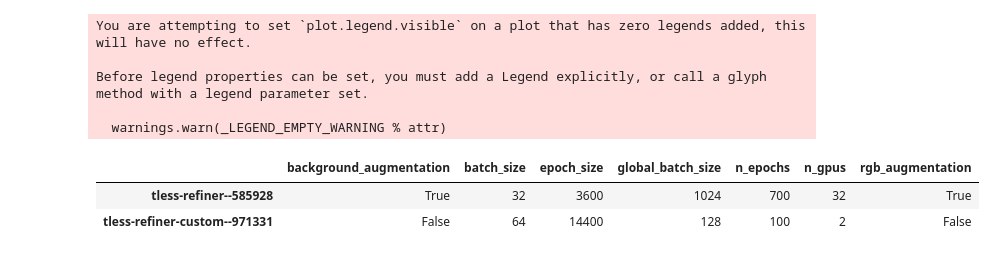
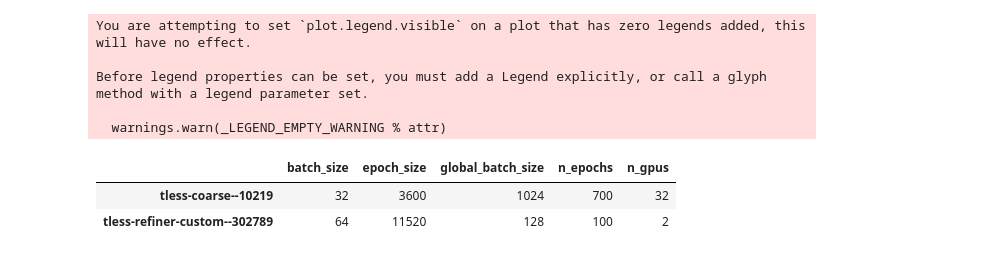
Before and after one commit to MikaYeghi/cosypose, a Jupyter notebook: paper_training_logs.ipynb, the cells around one changed output. Cells and saved outputs as stored; diff of their text form; code cells hidden in the pictures.

```diff
--- a/paper_training_logs.ipynb
+++ b/paper_training_logs.ipynb
@@ -11,37 +12,38 @@ Setting OMP and MKL num threads to 1.
 # %%
 # T-LESS
 run_ids = [
-    # 'tless-coarse--10219',
-    'tless-refiner--585928',
+    'tless-coarse--10219',
+    # 'tless-refiner--585928',
     # 'tless-refiner-custom--710070',
-    'tless-refiner-custom--971331'
+    # 'tless-refiner-custom--971331',
+    'tless-refiner-custom--302789' # Coarse with features. Train: training+synthetic, test: test
 ]
 plotter = Plotter(log_dir)
 plotter.load_logs(run_ids)
 
 plotter.plot_train_fields(['train_loss_TCO', 'val_loss_TCO'], semilogy=True, title='TCO')
 
 plotter.plot_eval_field('pix2pose_detections/coarse/iteration=1/ADD-S/0.1d',
                         title='ADD-S/0.1d', y_range=[0.0, 0.9], new_row=True)
 
 plotter.plot_eval_field('pix2pose_coarse/refiner/iteration=1/ADD-S/0.1d', datasets='auto',
                         title='ADD-S/0.1d', y_range=[0.0, 0.9], new_row=False)
 
 
 plotter.plot_train_fields(['grad_norm', ], semilogy=True, title='grad', new_row=True)
 
 plotter.plot_train_fields(['learning_rate'], semilogy=False, title='lr', new_row=True)
 plotter.plot_train_fields(['time_forward', 'time_backward', 'time_data'], title='time')
 
 plotter.show_configs()
 plotter.show()
 # %% [output]
 [interactive output not drawn]
 You are attempting to set `plot.legend.visible` on a plot that has zero legends added, this will have no effect.
 
 Before legend properties can be set, you must add a Legend explicitly, or call a glyph method with a legend parameter set.
 
   warnings.warn(_LEGEND_EMPTY_WARNING % attr)
-|  | background_augmentation | batch_size | epoch_size | global_batch_size | n_epochs | n_gpus | rgb_augmentation |
-| tless-refiner--585928 | True | 32 | 3600 | 1024 | 700 | 32 | True |
-| tless-refiner-custom--971331 | False | 64 | 14400 | 128 | 100 | 2 | False |
+|  | batch_size | epoch_size | global_batch_size | n_epochs | n_gpus |
+| tless-coarse--10219 | 32 | 3600 | 1024 | 700 | 32 |
+| tless-refiner-custom--302789 | 64 | 11520 | 128 | 100 | 2 |
```
Also changed, not shown: parts of 2 cells of this notebook, 3 other files.
